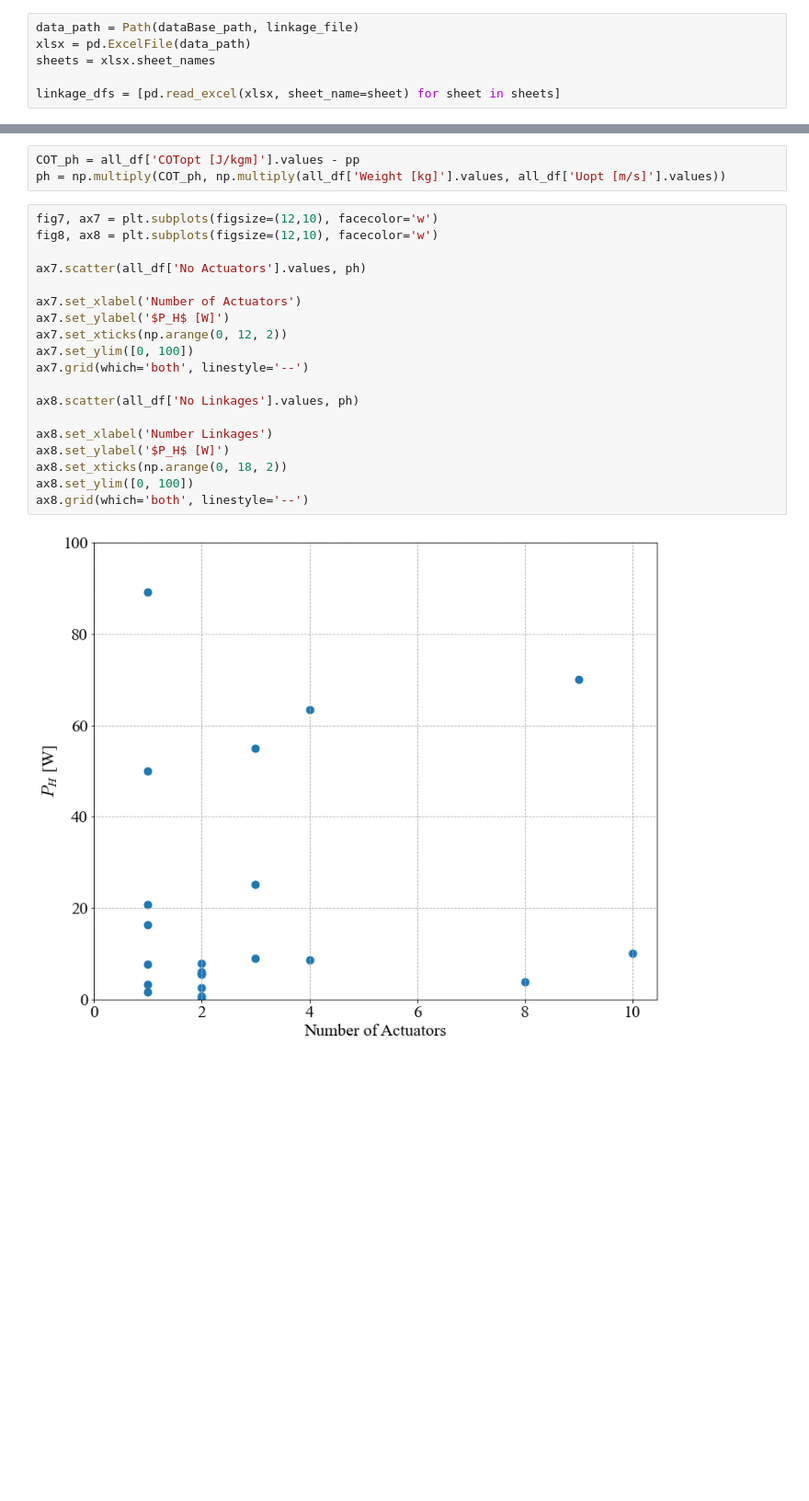
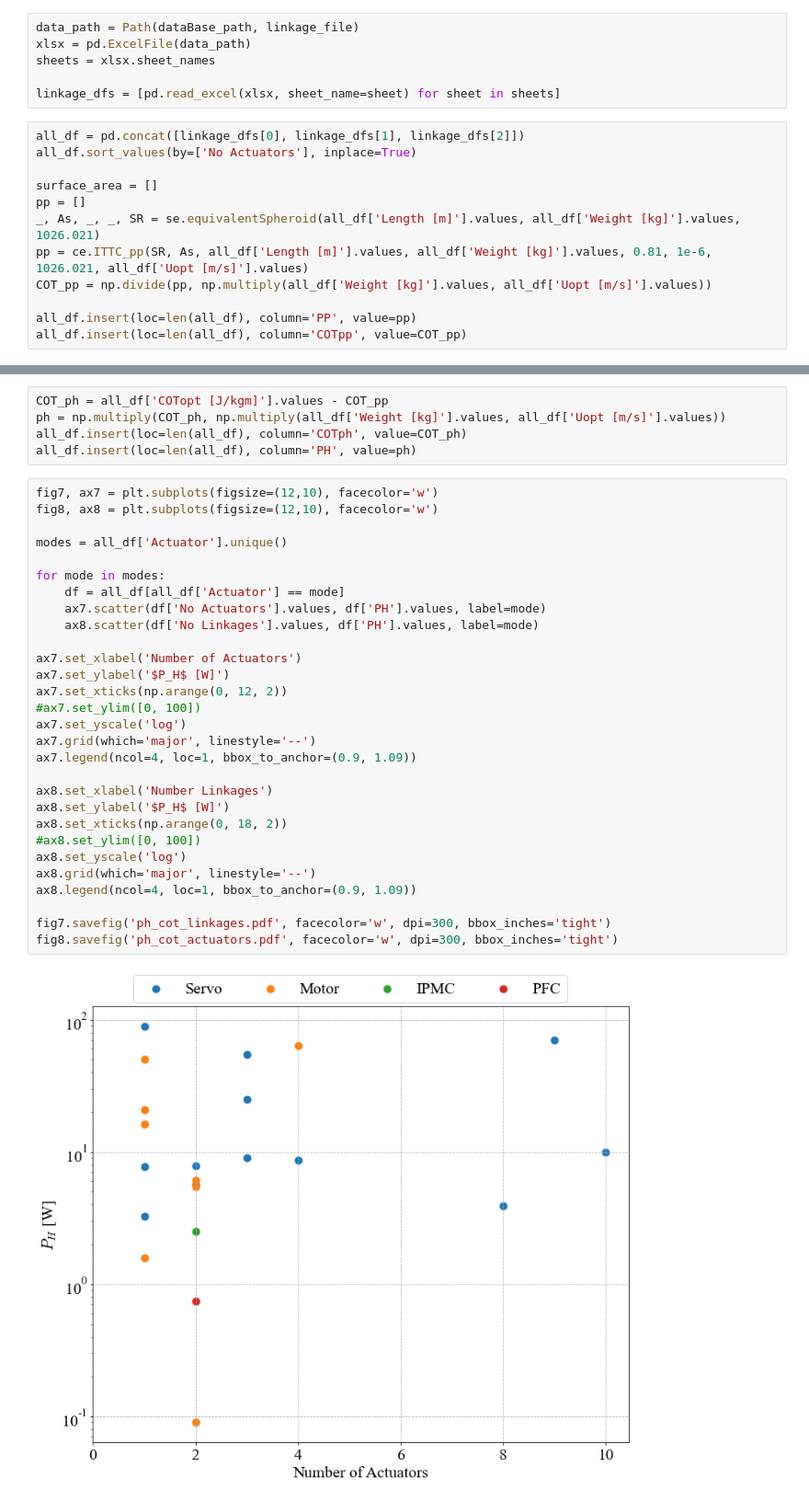
Before and after one commit to michaelcoe/Cost-of-Transport-Estimation, a Jupyter notebook: linkage_study/linkage_plots.ipynb, the cells around one changed output, grey strips where cells are left out. Shown: that part at 92% size. Saved outputs shown, nothing was run; the diff lists cells and outputs as text; blank space fills up the shorter version.

```diff
--- a/linkage_study/linkage_plots.ipynb
+++ b/linkage_study/linkage_plots.ipynb
@@ -100,6 +99,18 @@ xlsx = pd.ExcelFile(data_path)
 sheets = xlsx.sheet_names
 
 linkage_dfs = [pd.read_excel(xlsx, sheet_name=sheet) for sheet in sheets]
+# %%
+all_df = pd.concat([linkage_dfs[0], linkage_dfs[1], linkage_dfs[2]])
+all_df.sort_values(by=['No Actuators'], inplace=True)
+
+surface_area = []
+pp = []
+_, As, _, _, SR = se.equivalentSpheroid(all_df['Length [m]'].values, all_df['Weight [kg]'].values, 1026.021)
+pp = ce.ITTC_pp(SR, As, all_df['Length [m]'].values, all_df['Weight [kg]'].values, 0.81, 1e-6, 1026.021, all_df['Uopt [m/s]'].values)
+COT_pp = np.divide(pp, np.multiply(all_df['Weight [kg]'].values, all_df['Uopt [m/s]'].values))
+
+all_df.insert(loc=len(all_df), column='PP', value=pp)
+all_df.insert(loc=len(all_df), column='COTpp', value=COT_pp)
 # %%
 fig3, ax3 = plt.subplots(figsize=(12,10), facecolor='w')
 fig4, ax4 = plt.subplots(figsize=(12,10), facecolor='w')
@@ -257,24 +259,36 @@ pp = np.divide(pp, np.multiply(all_df['Weight [kg]'].values, all_df['Uopt [m/s]'
 # %%
-COT_ph = all_df['COTopt [J/kgm]'].values - pp
+COT_ph = all_df['COTopt [J/kgm]'].values - COT_pp
 ph = np.multiply(COT_ph, np.multiply(all_df['Weight [kg]'].values, all_df['Uopt [m/s]'].values))
+all_df.insert(loc=len(all_df), column='COTph', value=COT_ph)
+all_df.insert(loc=len(all_df), column='PH', value=ph)
 # %%
 fig7, ax7 = plt.subplots(figsize=(12,10), facecolor='w')
 fig8, ax8 = plt.subplots(figsize=(12,10), facecolor='w')
 
-ax7.scatter(all_df['No Actuators'].values, ph)
+modes = all_df['Actuator'].unique()
+
+for mode in modes:
+    df = all_df[all_df['Actuator'] == mode]
+    ax7.scatter(df['No Actuators'].values, df['PH'].values, label=mode)
+    ax8.scatter(df['No Linkages'].values, df['PH'].values, label=mode)
 
 ax7.set_xlabel('Number of Actuators')
 ax7.set_ylabel('$P_H$ [W]')
 ax7.set_xticks(np.arange(0, 12, 2))
-ax7.set_ylim([0, 100])
-ax7.grid(which='both', linestyle='--')
-
-ax8.scatter(all_df['No Linkages'].values, ph)
+#ax7.set_ylim([0, 100])
+ax7.set_yscale('log')
+ax7.grid(which='major', linestyle='--')
+ax7.legend(ncol=4, loc=1, bbox_to_anchor=(0.9, 1.09))
 
 ax8.set_xlabel('Number Linkages')
 ax8.set_ylabel('$P_H$ [W]')
 ax8.set_xticks(np.arange(0, 18, 2))
-ax8.set_ylim([0, 100])
-ax8.grid(which='both', linestyle='--')
+#ax8.set_ylim([0, 100])
+ax8.set_yscale('log')
+ax8.grid(which='major', linestyle='--')
+ax8.legend(ncol=4, loc=1, bbox_to_anchor=(0.9, 1.09))
+
+fig7.savefig('ph_cot_linkages.pdf', facecolor='w', dpi=300, bbox_inches='tight')
+fig8.savefig('ph_cot_actuators.pdf', facecolor='w', dpi=300, bbox_inches='tight')
 # %% [output]
-[figure, old version]
+[figure, new version]
```
Also changed, not shown: parts of 7 cells of this notebook, 1 other file.
